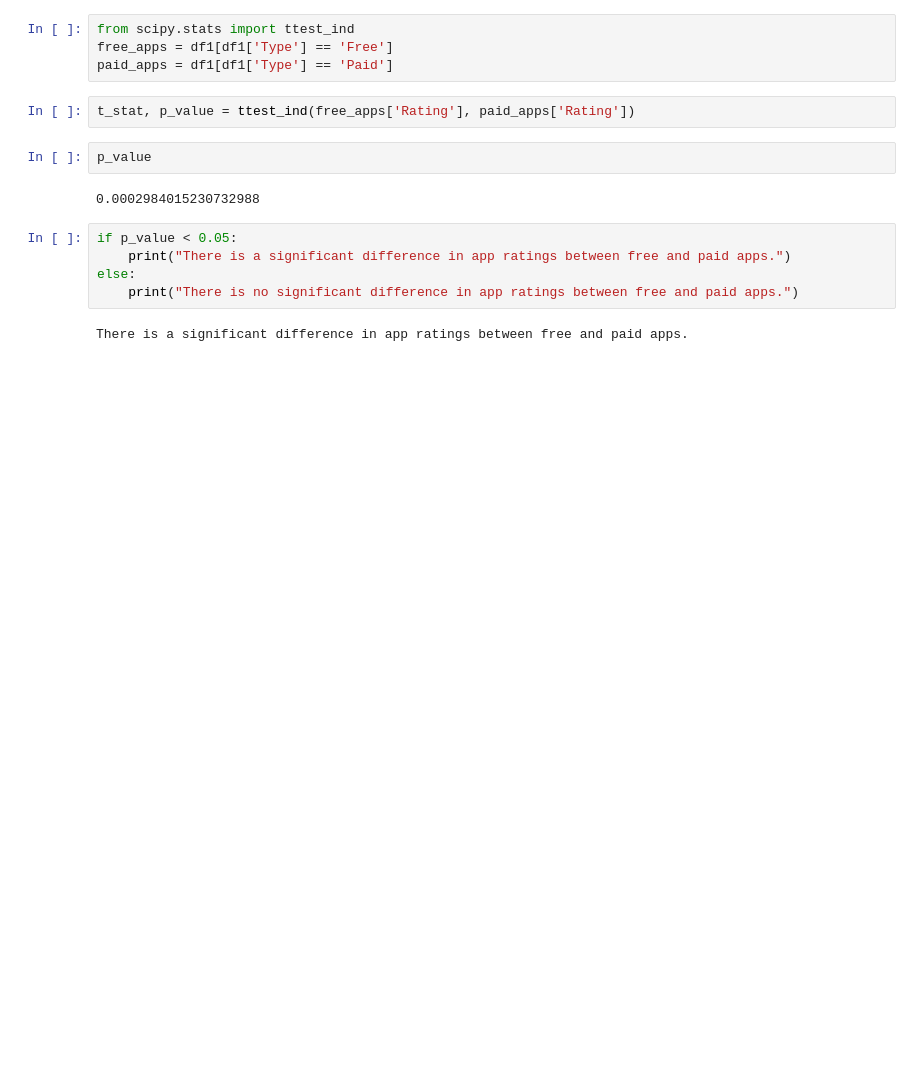
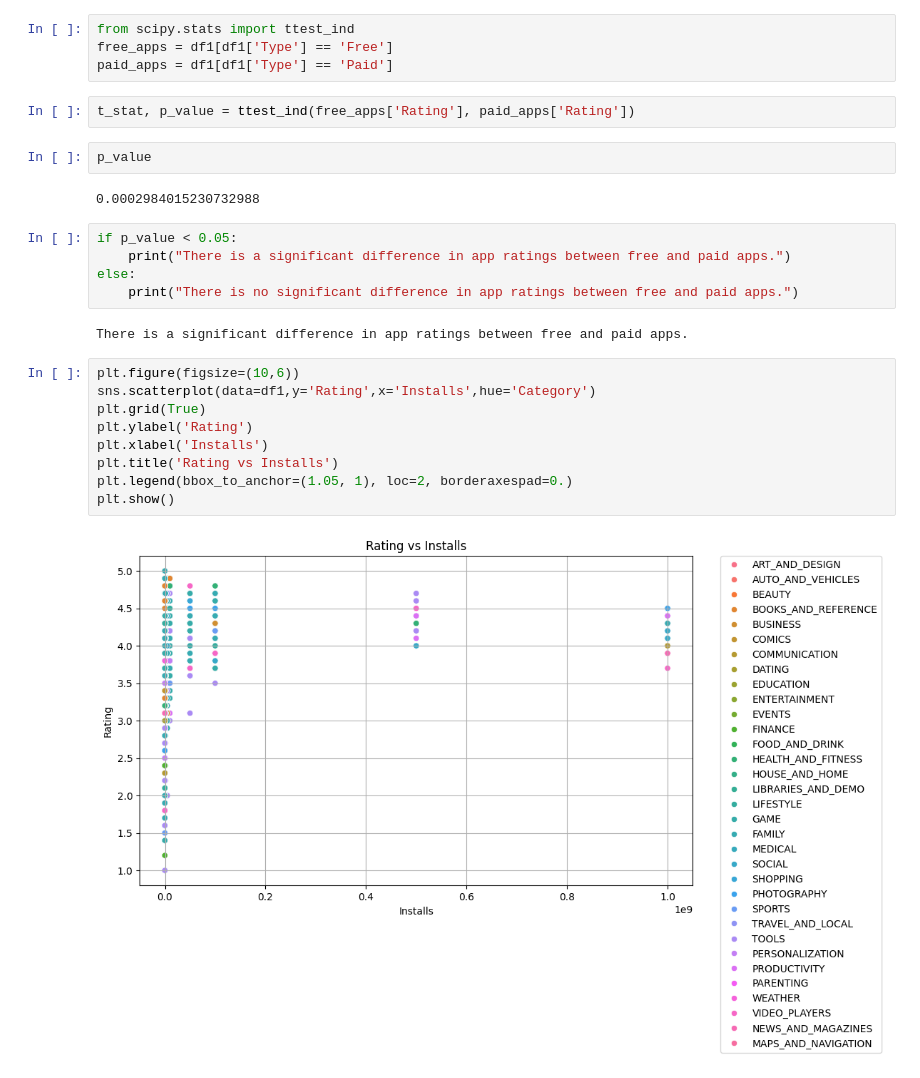
Before and after one commit to Mahdi-Miri/Data-analysis, a Jupyter notebook: GooglePlayStoreData.ipynb, the cells around one changed output. Saved outputs shown, nothing was run; the diff lists cells and outputs as text; blank space fills up the shorter version.

```diff
--- a/GooglePlayStoreData.ipynb
+++ b/GooglePlayStoreData.ipynb
@@ -246,3 +246,14 @@ else:
     print("There is no significant difference in app ratings between free and paid apps.")
 # %% [output]
 There is a significant difference in app ratings between free and paid apps.
+# %%
+plt.figure(figsize=(10,6))
+sns.scatterplot(data=df1,y='Rating',x='Installs',hue='Category')
+plt.grid(True)
+plt.ylabel('Rating')
+plt.xlabel('Installs')
+plt.title('Rating vs Installs')
+plt.legend(bbox_to_anchor=(1.05, 1), loc=2, borderaxespad=0.)
+plt.show()
+# %% [output]
+[figure, added]
```
Also changed, not shown: parts of 5 cells of this notebook.
